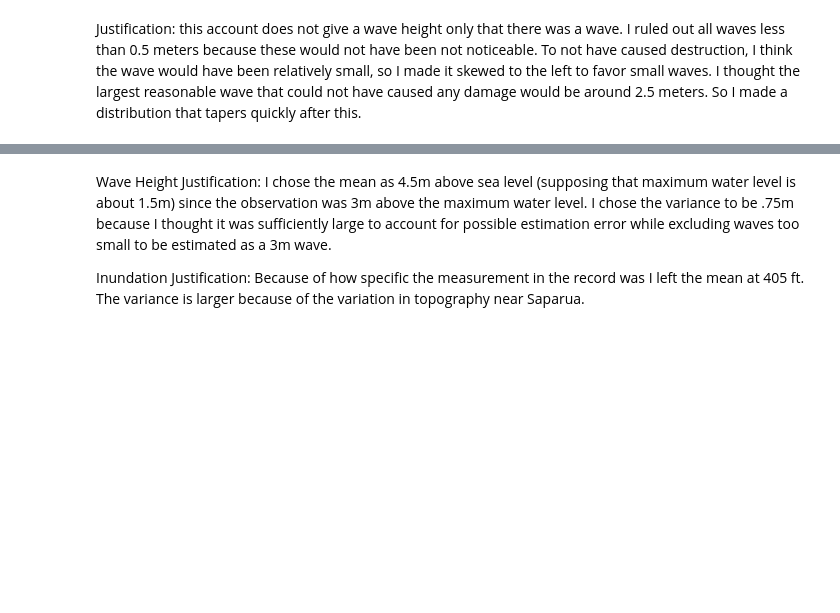
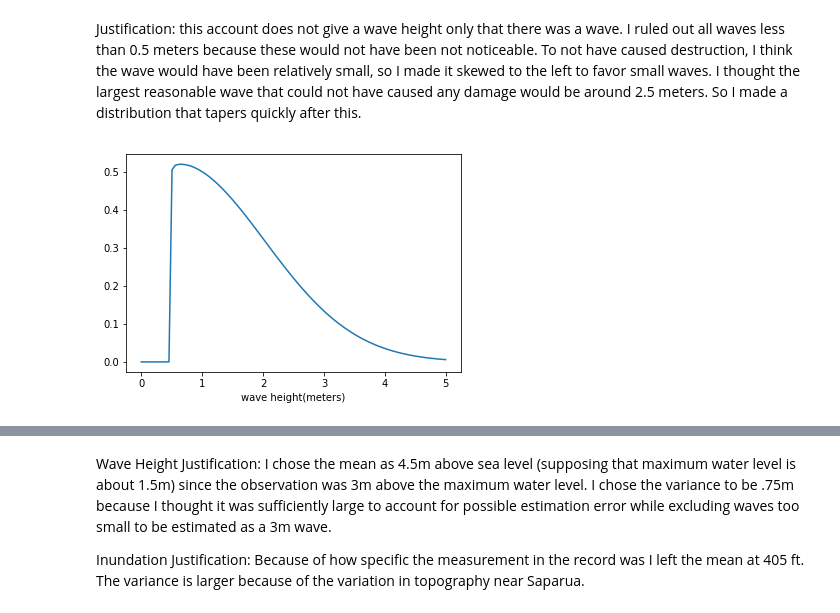
Before and after one commit to jpw37/tsunamibayes, a Jupyter notebook: Model_Scripts/Scenarios/1852jgr/PreRun/Gauges.ipynb, the cells around one changed output, grey strips where cells are left out. Saved outputs shown, nothing was run; the diff lists cells and outputs as text; code cells hidden in the pictures; blank space fills up the shorter version.

```diff
--- a/Model_Scripts/Scenarios/1852jgr/PreRun/Gauges.ipynb
+++ b/Model_Scripts/Scenarios/1852jgr/PreRun/Gauges.ipynb
@@ -257,6 +242,50 @@ plt.show()
 [figure]
 # %% [markdown]
 Justification:  this account does not give a wave height only that there was a wave. I ruled out all waves less than 0.5 meters because these would not have been not noticeable. To not have caused destruction, I think the wave would have been relatively small, so I made it skewed to the left to favor small waves. I thought the largest reasonable wave that could not have caused any damage would be around  2.5 meters. So I made a distribution that tapers quickly after this.
+# %%
+#Pulau Haruku (Hulaliu) - Wichmann Catalog
+#tsunami seen at the town of Hulaliu (as well as Oma and Wasu which I can't find)
+#
+# location chosen as near the current boat dock which appears to be near a church like structure is given by -3.5435, 128.556
+# We choose a distribution very similar to that for Buru, except that in this case we allow for a longer tail
+# to the right because there is no statement that there were 'no significant damages'
+
+city_name = 'Hulaliu - Wichmann Catalog'
+name = 10005  #
+latitude = -3.5435
+longitude = 128.556
+distance = 0  # in kilometers (max 5) //TODO Not sure what this is??
+kind = [None, 'chi2', None]
+
+# For kind = 'chi2'
+arrival_k = None # chi2 parameter
+arrival_lower_bound = None # in meters
+arrival_params = [arrival_k, arrival_lower_bound]
+height_k = 1.01 # chi2 param
+height_loc = 0.5 # in meters
+height_scale = 1.5
+height_params = [height_k, height_loc, height_scale]
+inundation_k = None
+inundation_lower_bound = None
+inundation_params = [inundation_k, inundation_lower_bound]
+
+beta = 0
+n = .015
+
+g = Gauge(name, longitude, latitude, distance,
+                kind, arrival_params, height_params, inundation_params, beta, n, city_name)
+gauges.append(g.to_json())
+
+
+height_upper_bound = 5
+
+## Don't edit code below this
+domain = np.linspace(0,height_upper_bound,100)
+plt.plot(domain, stats.chi(height_k,height_loc,height_scale).pdf(domain))
+plt.xlabel("wave height(meters)")
+plt.show()
+# %% [output]
+[figure, added]
 # %%
 #Saparua - Wichmann Catalog
 #Pg 149 - "a flood wave penetrated into the bay of Saparua four times
```
Also changed, not shown: parts of 10 cells of this notebook, 2 other files.
